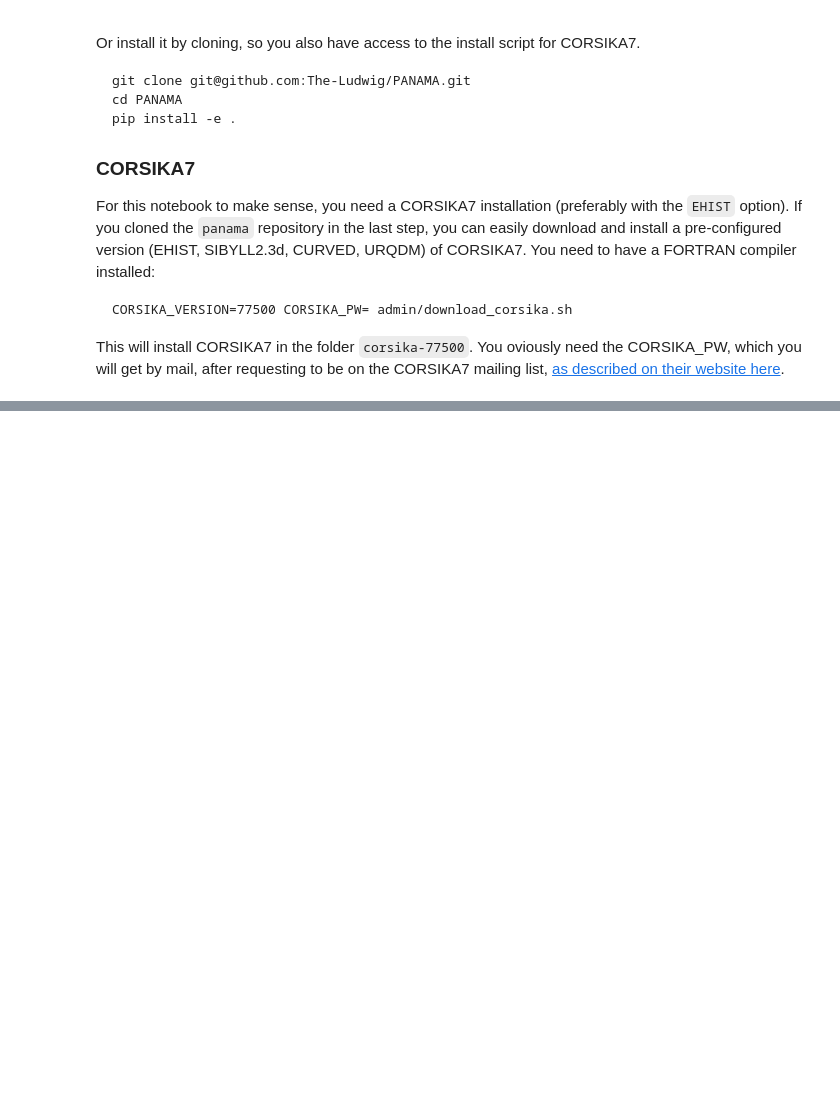
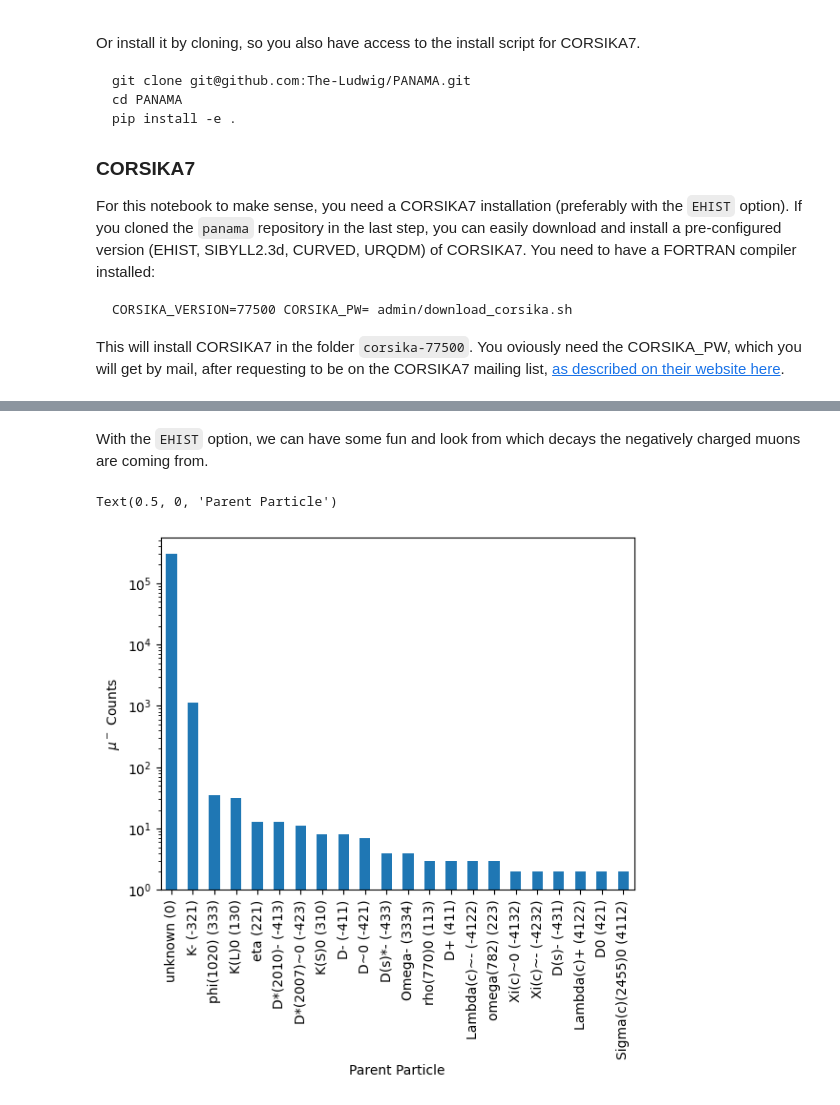
Before and after one commit to The-Ludwig/PANAMA, a Jupyter notebook: docs/examples/complete.ipynb, the cells around one changed output, grey strips where cells are left out. Drawn from its saved outputs; the diff is of its cells as text; code cells hidden in the pictures; blank space fills up the shorter version.

```diff
--- a/docs/examples/complete.ipynb
+++ b/docs/examples/complete.ipynb
@@ -52,0 +140,18 @@ Type:      function
+# %% [markdown]
+With the `EHIST` option, we can have some fun and look from which decays the negatively charged muons are coming from.
+# %%
+sel = particles.query("pdgid == 13")
+
+counts = sel.mother_pdgid_cleaned.value_counts()
+counts.index = counts.index.map(
+    lambda pid: f"{Particle.from_pdgid(pid).name} ({pid})"
+    if pid != 0
+    else "unknown (0)"
+)
+counts.plot(kind="bar", log=True)
+
+plt.ylabel("$\mu^-$ Counts")
+plt.xlabel("Parent Particle")
+# %% [output]
+Text(0.5, 0, 'Parent Particle')
+[figure, added]
```
Also changed, not shown: parts of 38 cells of this notebook.
